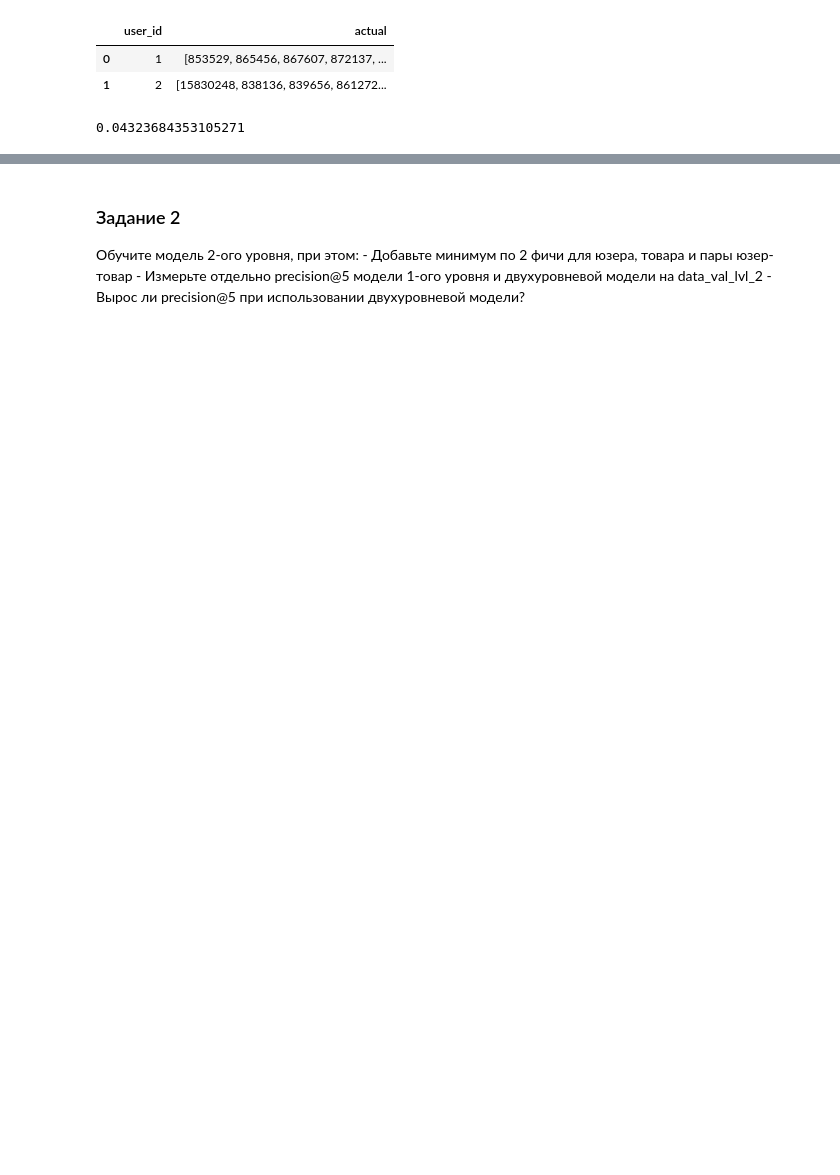
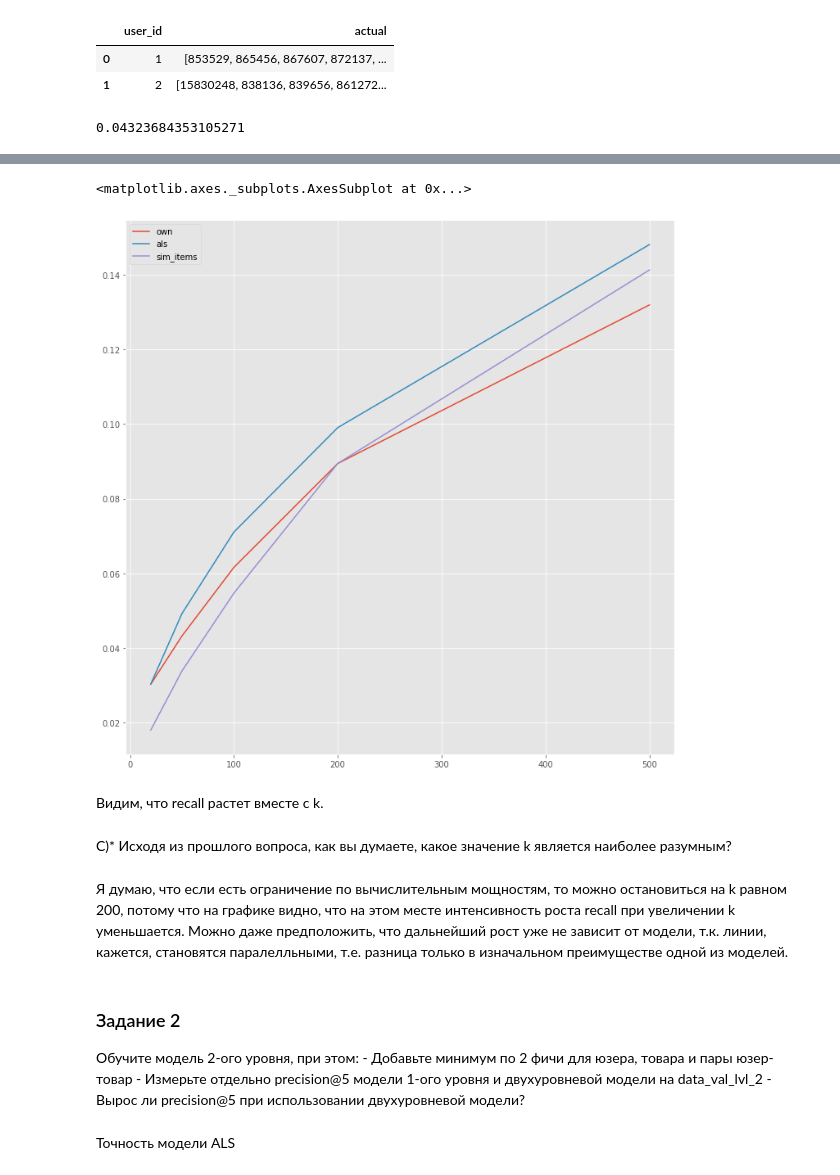
Before and after one commit to slowwavesleep/RecSysCourse, a Jupyter notebook: HW6/HW6.ipynb, the cells around one changed output, grey strips where cells are left out. Cells and saved outputs as stored; diff of their text form; code cells hidden in the pictures; blank space fills up the shorter version.

```diff
--- a/HW6/HW6.ipynb
+++ b/HW6/HW6.ipynb
@@ -134,7 +135,3 @@ def eval_candidates(df, model, k):
     df['candidates_col'] = df['user_id'].apply(lambda x: model(x, k))
     df['recall_col'] = df.apply(lambda row: recall_at_k(row['candidates_col'], row['actual'], k=k), axis=1)
     return df['recall_col'].mean()
-# %%
-result = []
-for k in [20, 50, 100, 200, 500]:
-    result.append(eval_candidates(result_lvl_1, recommender.get_own_recommendations, k))
@@ -149,4 +137,0 @@ result
-# %%
-result_als = []
-for k in [20, 50, 100, 200, 500]:
-    result_als.append(eval_candidates(result_lvl_1, recommender.get_als_recommendations, k))
@@ -160,0 +138,24 @@ result_als
+# %%
+def eval_models(df, models, ks, model_names=None):
+    results = {}
+    model_num = 0
+    for model in models:
+        model_num += 1
+        results[f'model_{model_num}'] = {}
+        for k in ks:
+            results[f'model_{model_num}'][k] = get_candidates_recall(df=df, model=model, k=k)
+    df = pd.DataFrame.from_dict(results)
+    if model_names:
+        cols = df.columns
+        df.rename(columns=dict(zip(cols, model_names)), inplace=True)
+    return df
+# %%
+%%time
+ks_to_eval = [20, 50, 100, 200, 500]
+models_to_eval = [recommender.get_own_recommendations,
+                  recommender.get_als_recommendations,
+                  recommender.get_similar_items_recommendation]
+
+model_names = ['own', 'als', 'sim_items']
+
+hist = eval_models(result_lvl_1, models_to_eval, ks_to_eval, model_names)
@@ -161,3 +165,14 @@ result_als
+# %%
+hist.plot(figsize=(12, 12))
+# %% [output]
+<matplotlib.axes._subplots.AxesSubplot at 0x...>
+[figure, added]
+# %% [markdown]
+Видим, что recall растет вместе с k.
+# %% [markdown]
+C)* Исходя из прошлого вопроса, как вы думаете, какое значение k является наиболее разумным?
+# %% [markdown]
+Я думаю, что если есть ограничение по вычислительным мощностям, то можно остановиться на k равном 200, потому что на графике видно, что на этом месте интенсивность роста recall при увеличении k уменьшается. Можно даже предположить, что дальнейший рост уже не зависит от модели, т.к. линии, кажется, становятся паралелльными, т.е. разница только в изначальном преимуществе одной из моделей.
 # %% [markdown]
 ### Задание 2
 
@@ -165,3 +180,5 @@ result_als
     - Добавьте минимум по 2 фичи для юзера, товара и пары юзер-товар
     - Измерьте отдельно precision@5 модели 1-ого уровня и двухуровневой модели на data_val_lvl_2
     - Вырос ли precision@5 при использовании двухуровневой модели?
+# %% [markdown]
+Точность модели ALS
```
Also changed, not shown: parts of 56 cells of this notebook, 1 other file.
